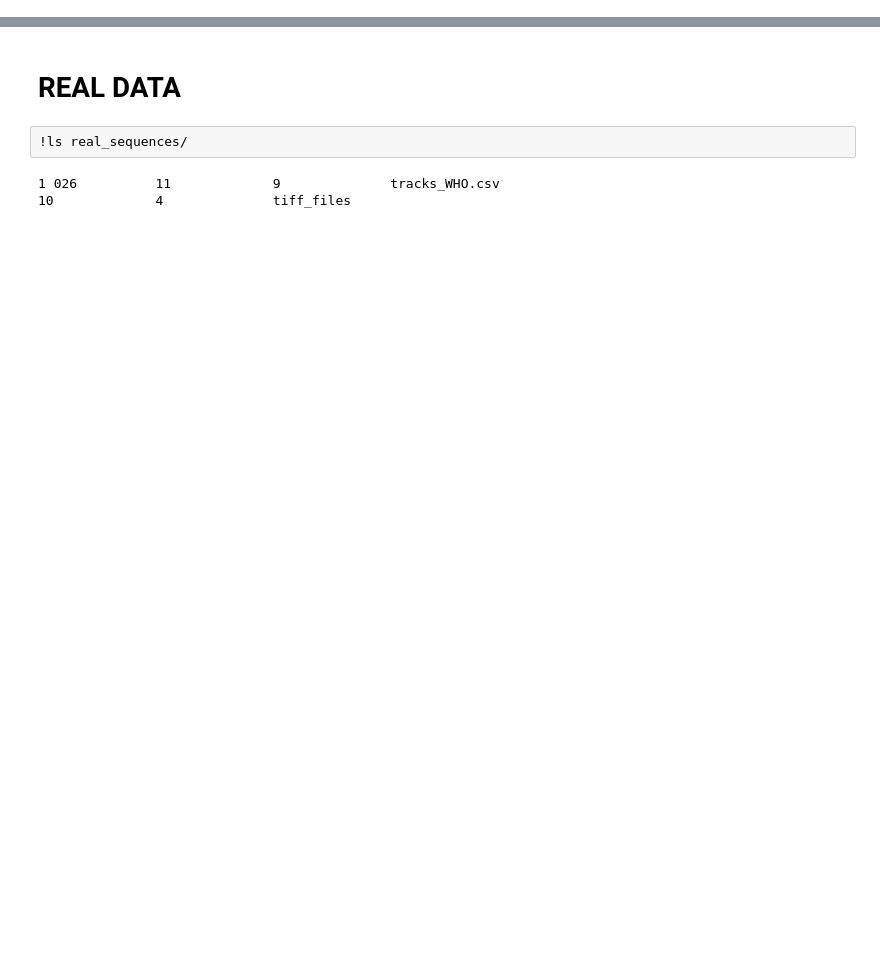
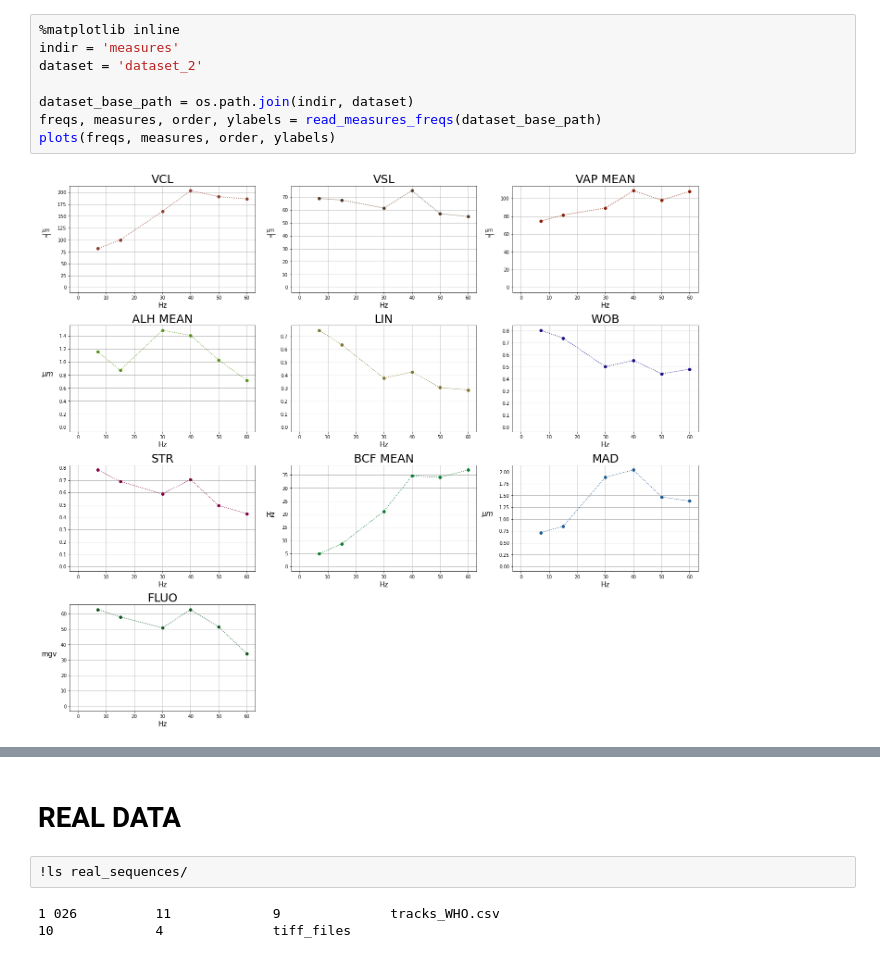
Before and after one commit to MarianoFernandez0/Proyecto-, a Jupyter notebook: who_measure_degradation/degradation_plots.ipynb, the cells around one changed output, grey strips where cells are left out. Drawn from its saved outputs; the diff is of its cells as text; blank space fills up the shorter version.

```diff
--- a/who_measure_degradation/degradation_plots.ipynb
+++ b/who_measure_degradation/degradation_plots.ipynb
@@ -113,2 +101,12 @@ plot3D(dataset_base_path)
+# %%
+%matplotlib inline
+indir = 'measures'
+dataset = 'dataset_2'
+
+dataset_base_path = os.path.join(indir, dataset)
+freqs, measures, order, ylabels = read_measures_freqs(dataset_base_path)
+plots(freqs, measures, order, ylabels)
+# %% [output]
+[figure, added]
 # %%
 indir = 'measures'
```
Also changed, not shown: parts of 13 cells of this notebook, 5 other files.
